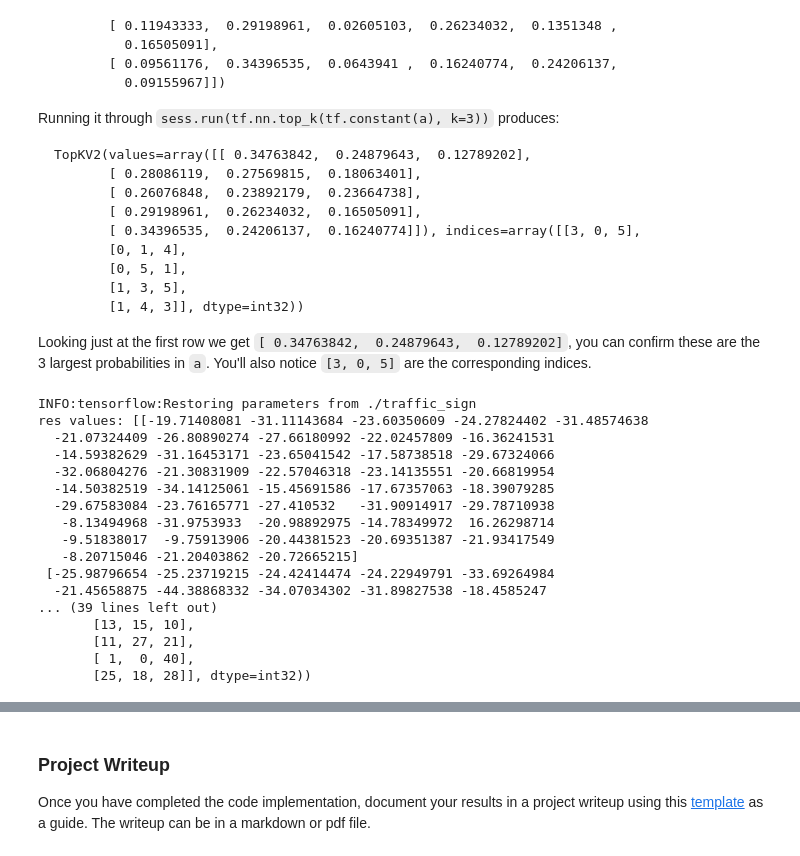
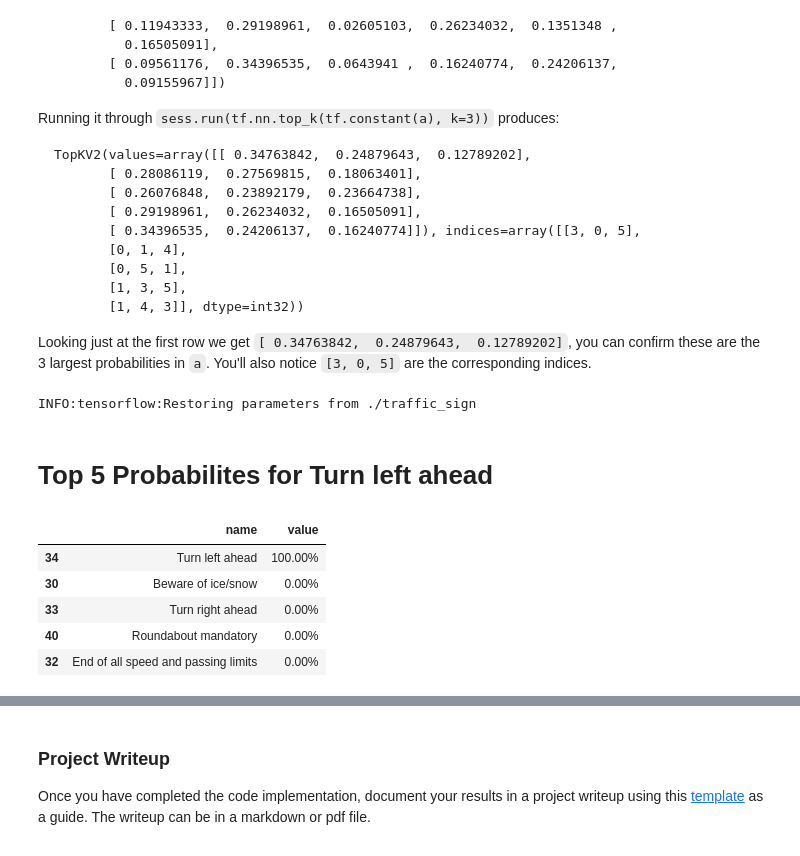
Before and after one commit to blown302/german-traffic-sign-detection, a Jupyter notebook: Traffic_Sign_Classifier.ipynb, the cells around one changed output, grey strips where cells are left out. Drawn from its saved outputs; the diff is of its cells as text; code cells hidden in the pictures.

```diff
--- a/Traffic_Sign_Classifier.ipynb
+++ b/Traffic_Sign_Classifier.ipynb
@@ -240,7 +255,7 @@ def evaluate(X_data, y_data):
     sess = tf.get_default_session()
     for offset in range(0, num_examples, BATCH_SIZE):
         batch_x, batch_y = X_data[offset:offset+BATCH_SIZE], y_data[offset:offset+BATCH_SIZE]
-        accuracy = sess.run(accuracy_operation, feed_dict={x: batch_x, y: batch_y, keep_prob: 1., keep_prob_conv: 1.})
+        accuracy = sess.run(accuracy_operation, feed_dict={x: batch_x, y: batch_y, keep_prob: 1.})
         total_accuracy += (accuracy * len(batch_x))
     return total_accuracy / num_examples
 # %%
@@ -254,7 +269,7 @@ with tf.Session() as sess:
         for offset in range(0, num_examples, BATCH_SIZE):
             end = offset + BATCH_SIZE
             batch_x, batch_y = X_train[offset:end], y_train[offset:end]
-            sess.run(training_operation, feed_dict={x: batch_x, y: batch_y, keep_prob: .5, keep_prob_conv: .3})
+            sess.run(training_operation, feed_dict={x: batch_x, y: batch_y, keep_prob: .5})
 
         traiing_accuracy = evaluate(batch_x, batch_y)
         validation_accuracy = evaluate(X_valid, y_valid)
@@ -443,29 +458,26 @@ Looking just at the first row we get `[ 0.34763842,  0.24879643,  0.12789202]`,
 # %%
 ### Print out the top five softmax probabilities for the predictions on the German traffic sign images found on the web.
 ### Feel free to use as many code cells as needed.
-
+import pandas as pd
 with tf.Session() as sess:
     saver.restore(sess, tf.train.latest_checkpoint('.'))
-
-    res = sess.run(logits, feed_dict={x: external_X, keep_prob: 1., keep_prob_conv: 1.})
-    top_k = sess.run(tf.nn.top_k(tf.constant(res), k=3))
-    print('res values: {}'.format(res))
-    print('top k 3 values: {}'.format(top_k))
+    sm = tf.nn.softmax(logits)
+    res = sess.run(sm, feed_dict={x: external_X, keep_prob: 1., keep_prob_conv: 1.})
+    top_k = sess.run(tf.nn.top_k(tf.constant(res), k=5))
 # %% [output]
 INFO:tensorflow:Restoring parameters from ./traffic_sign
-res values: [[-19.71408081 -31.11143684 -23.60350609 -24.27824402 -31.48574638
-  -21.07324409 -26.80890274 -27.66180992 -22.02457809 -16.36241531
-  -14.59382629 -31.16453171 -23.65041542 -17.58738518 -29.67324066
-  -32.06804276 -21.30831909 -22.57046318 -23.14135551 -20.66819954
-  -14.50382519 -34.14125061 -15.45691586 -17.67357063 -18.39079285
-  -29.67583084 -23.76165771 -27.410532   -31.90914917 -29.78710938
-   -8.13494968 -31.9753933  -20.98892975 -14.78349972  16.26298714
-   -9.51838017  -9.75913906 -20.44381523 -20.69351387 -21.93417549
-   -8.20715046 -21.20403862 -20.72665215]
- [-25.98796654 -25.23719215 -24.42414474 -24.22949791 -33.69264984
-  -21.45658875 -44.38868332 -34.07034302 -31.89827538 -18.4585247
-... (39 lines left out)
-       [13, 15, 10],
-       [11, 27, 21],
-       [ 1,  0, 40],
-       [25, 18, 28]], dtype=int32))
+# %%
+def get_data_frame(index):
+    data = {'value': top_k.values[index], 'name': np.array([sign_names[i] for i in top_k.indices[index]])}
+    return pd.DataFrame(data, index=top_k.indices[index])
+# %% [markdown]
+# Top 5 Probabilites for Turn left ahead
+# %%
+get_data_frame(0).style.format({'value':"{:.2%}"})
+# %% [output]
+|  | name | value |
+| 34 | Turn left ahead | 100.00% |
+| 30 | Beware of ice/snow | 0.00% |
+| 33 | Turn right ahead | 0.00% |
+| 40 | Roundabout mandatory | 0.00% |
+| 32 | End of all speed and passing limits | 0.00% |
```
Also changed, not shown: parts of 14 cells of this notebook, 7 other files.
